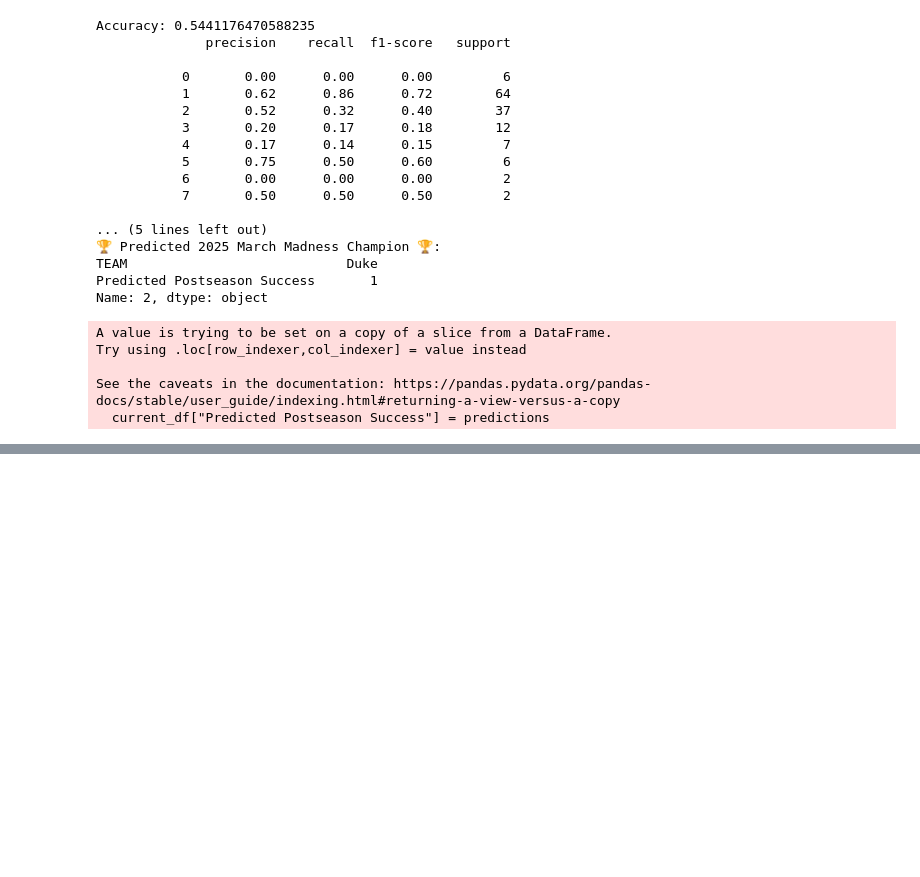
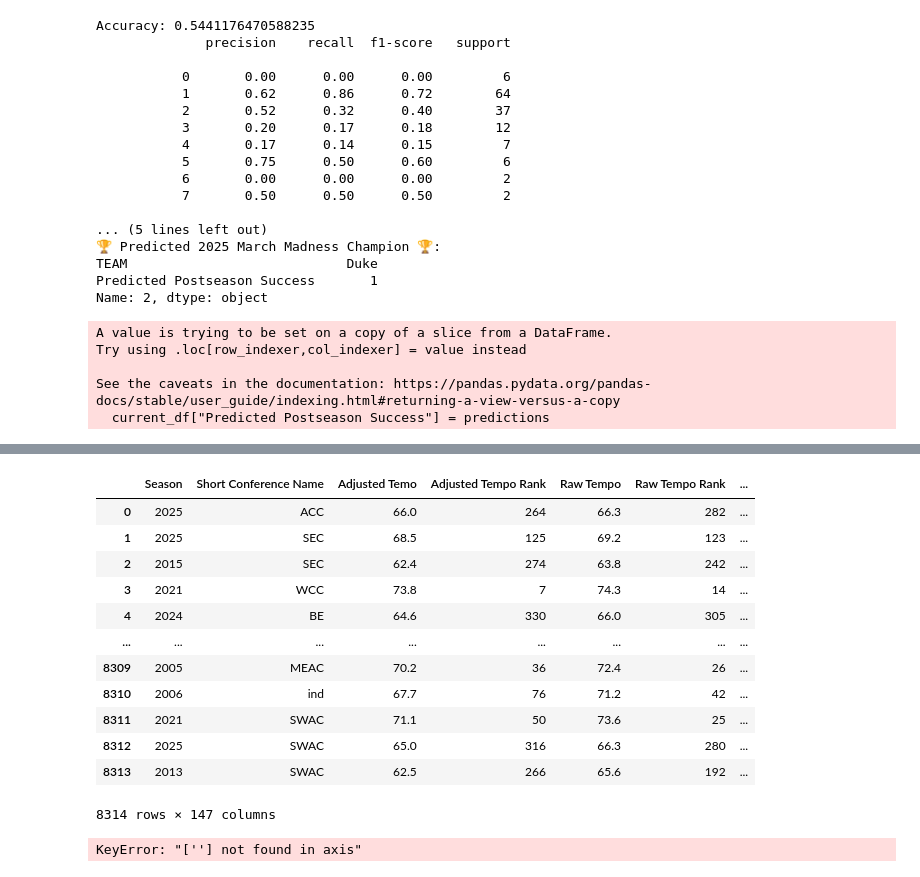
Before and after one commit to kanglee05/March-Madness-Tournament-Analysis-and-Winner-Predictor, a Jupyter notebook: March Madness Winner Predictor.ipynb, the cells around one changed output, grey strips where cells are left out. Cells and saved outputs as stored; diff of their text form; code cells hidden in the pictures; blank space fills up the shorter version.

```diff
--- a/March Madness Winner Predictor.ipynb
+++ b/March Madness Winner Predictor.ipynb
@@ -445,0 +466,6 @@ See the caveats in the documentation: https://pandas.pydata.org/pandas-docs/stab
+# %%
+pd.set_option('display.max_rows', None)  # Show all rows
+pd.set_option('display.max_columns', None)  # Show all columns
+pd.set_option('display.width', 1000)  # Increase column width
+
+print(all_seasons_df.isnull().sum())
@@ -445,0 +490,25 @@ See the caveats in the documentation: https://pandas.pydata.org/pandas-docs/stab
+# %%
+pd.reset_option("display.max_rows")
+pd.reset_option("display.max_columns")
+pd.reset_option("display.width")
+pd.reset_option("display.max_colwidth")
+
+all_seasons_df
+# %% [output]
+|  | Season | Short Conference Name | Adjusted Temo | Adjusted Tempo Rank | Raw Tempo | Raw Tempo Rank | ... |
+| 0 | 2025 | ACC | 66.0 | 264 | 66.3 | 282 | ... |
+| 1 | 2025 | SEC | 68.5 | 125 | 69.2 | 123 | ... |
+| 2 | 2015 | SEC | 62.4 | 274 | 63.8 | 242 | ... |
+| 3 | 2021 | WCC | 73.8 | 7 | 74.3 | 14 | ... |
+| 4 | 2024 | BE | 64.6 | 330 | 66.0 | 305 | ... |
+| ... | ... | ... | ... | ... | ... | ... | ... |
+| 8309 | 2005 | MEAC | 70.2 | 36 | 72.4 | 26 | ... |
+| 8310 | 2006 | ind | 67.7 | 76 | 71.2 | 42 | ... |
+| 8311 | 2021 | SWAC | 71.1 | 50 | 73.6 | 25 | ... |
+| 8312 | 2025 | SWAC | 65.0 | 316 | 66.3 | 280 | ... |
+| 8313 | 2013 | SWAC | 62.5 | 266 | 65.6 | 192 | ... |
+8314 rows × 147 columns
+# %%
+all_seasons_df = all_seasons_df.drop(columns=['Correct Team Name?', ''])
+# %% [output]
+KeyError: "[''] not found in axis"
```
Also changed, not shown: parts of 4 cells of this notebook.
